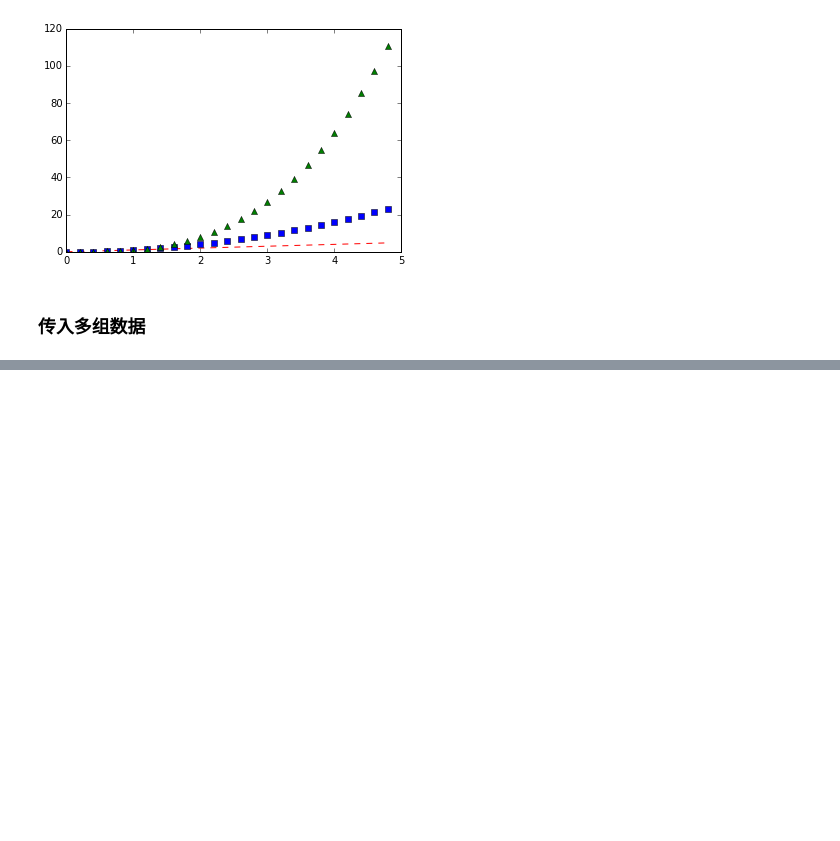
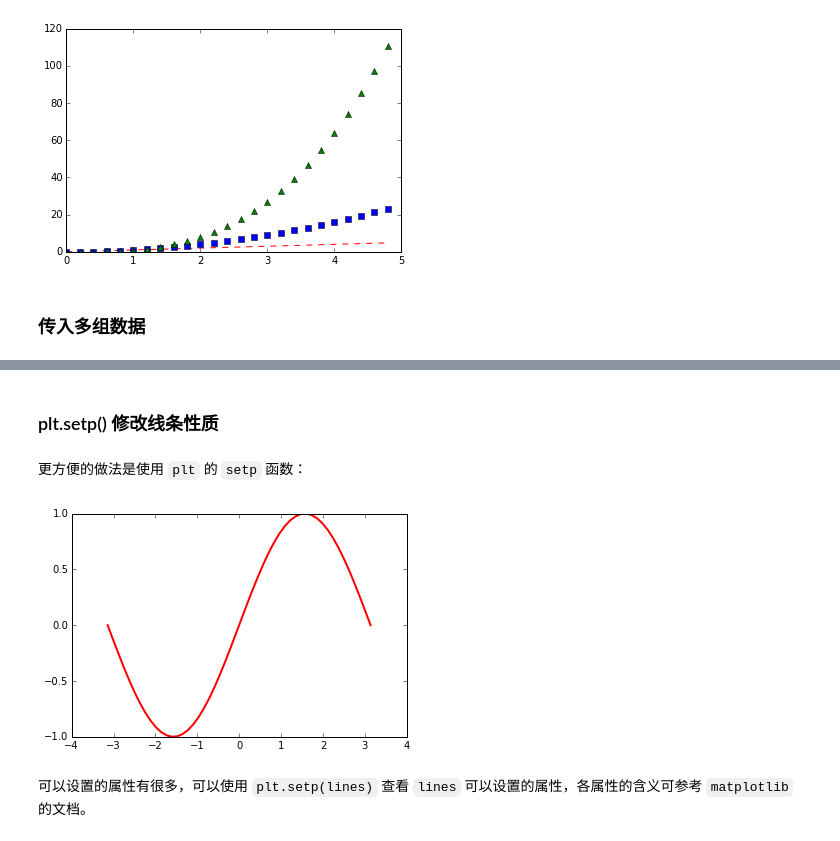
Before and after one commit to xiangliTHU/python-tutorial, a Jupyter notebook: 06. matplotlib/06.01 pyplot tutorial.ipynb, the cells around one changed output, grey strips where cells are left out. Saved outputs shown, nothing was run; the diff lists cells and outputs as text; code cells hidden in the pictures; blank space fills up the shorter version.

```diff
--- a/06. matplotlib/06.01 pyplot tutorial.ipynb
+++ b/06. matplotlib/06.01 pyplot tutorial.ipynb
@@ -150,0 +194,18 @@ plt.show()
+# %% [markdown]
+### plt.setp() 修改线条性质
+# %% [markdown]
+更方便的做法是使用 `plt` 的 `setp` 函数：
+# %%
+lines = plt.plot(x, y)
+
+# 使用键值对
+plt.setp(lines, color='r', linewidth=2.0)
+
+# 或者使用 MATLAB 风格的字符串对
+plt.setp(lines, 'color', 'r', 'linewidth', 2.0)
+
+plt.show()
+# %% [output]
+[figure, added]
+# %% [markdown]
+可以设置的属性有很多，可以使用 `plt.setp(lines)` 查看 `lines` 可以设置的属性，各属性的含义可参考 `matplotlib` 的文档。
```
Also changed, not shown: parts of 32 cells of this notebook, 6 other files.
